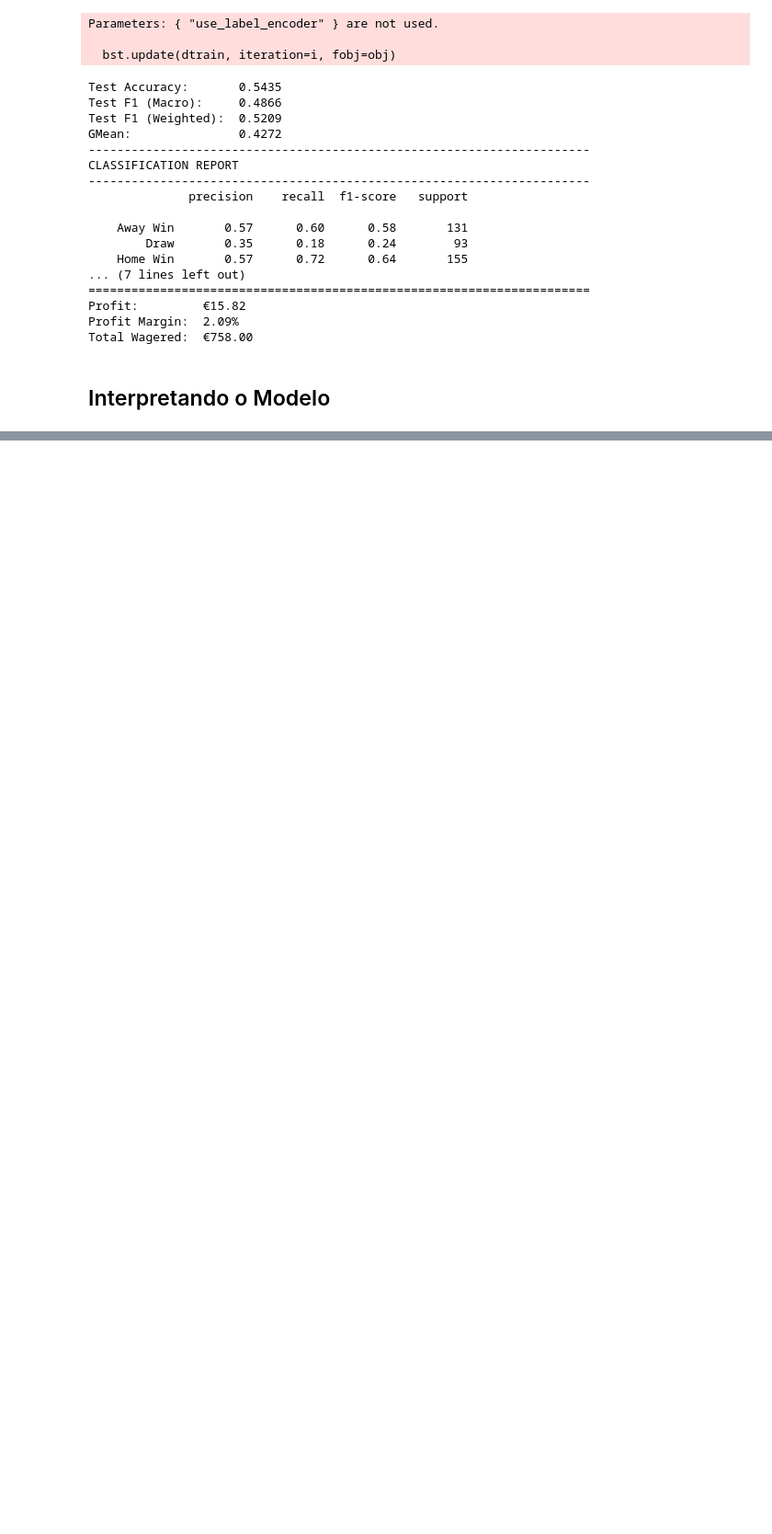
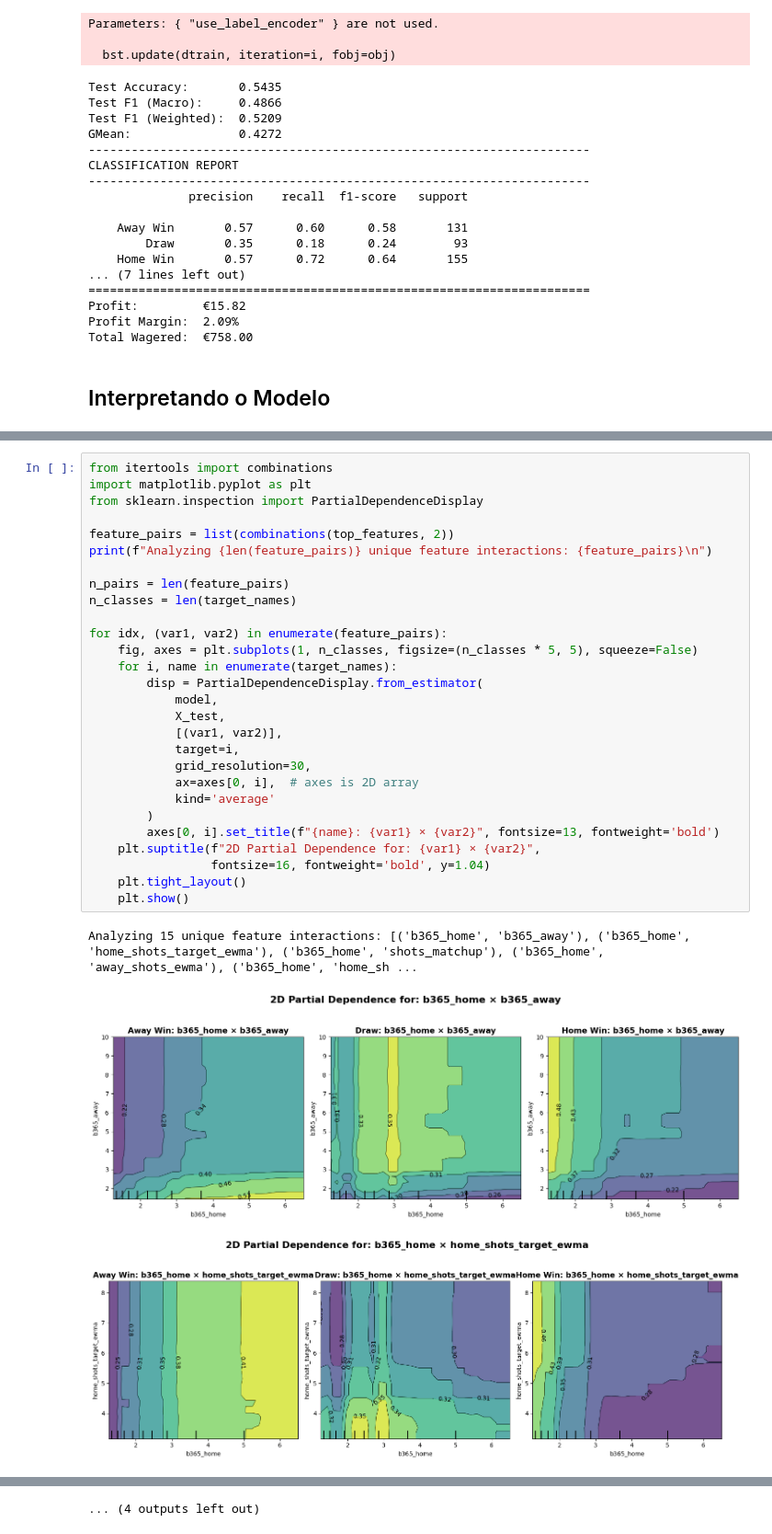
Before and after one commit to Lrs50/xAI-football-bet, a Jupyter notebook: sport_beting.ipynb, the cells around one changed output, grey strips where cells are left out. Shown at 92% size. Cells and saved outputs as stored; diff of their text form; blank space fills up the shorter version.

```diff
--- a/sport_beting.ipynb
+++ b/sport_beting.ipynb
@@ -544,0 +641,32 @@ plt.show()
+# %%
+from itertools import combinations
+import matplotlib.pyplot as plt
+from sklearn.inspection import PartialDependenceDisplay
+
+feature_pairs = list(combinations(top_features, 2))
+print(f"Analyzing {len(feature_pairs)} unique feature interactions: {feature_pairs}\n")
+
+n_pairs = len(feature_pairs)
+n_classes = len(target_names)
+
+for idx, (var1, var2) in enumerate(feature_pairs):
+    fig, axes = plt.subplots(1, n_classes, figsize=(n_classes * 5, 5), squeeze=False)
+    for i, name in enumerate(target_names):
+        disp = PartialDependenceDisplay.from_estimator(
+            model,
+            X_test,
+            [(var1, var2)],
+            target=i,
+            grid_resolution=30,
+            ax=axes[0, i],  # axes is 2D array
+            kind='average'
+        )
+        axes[0, i].set_title(f"{name}: {var1} × {var2}", fontsize=13, fontweight='bold')
+    plt.suptitle(f"2D Partial Dependence for: {var1} × {var2}",
+                 fontsize=16, fontweight='bold', y=1.04)
+    plt.tight_layout()
+    plt.show()
+# %% [output]
+Analyzing 15 unique feature interactions: [('b365_home', 'b365_away'), ('b365_home', 'home_shots_target_ewma'), ('b365_home', 'shots_matchup'), ('b365_home', 'away_shots_ewma'), ('b365_home', 'home_sh ...
+[figure, added]
+[figure, added]
@@ -544,0 +682 @@ plt.show()
+... (4 outputs left out)
```
Also changed, not shown: parts of 10 cells of this notebook, 3 other files.
